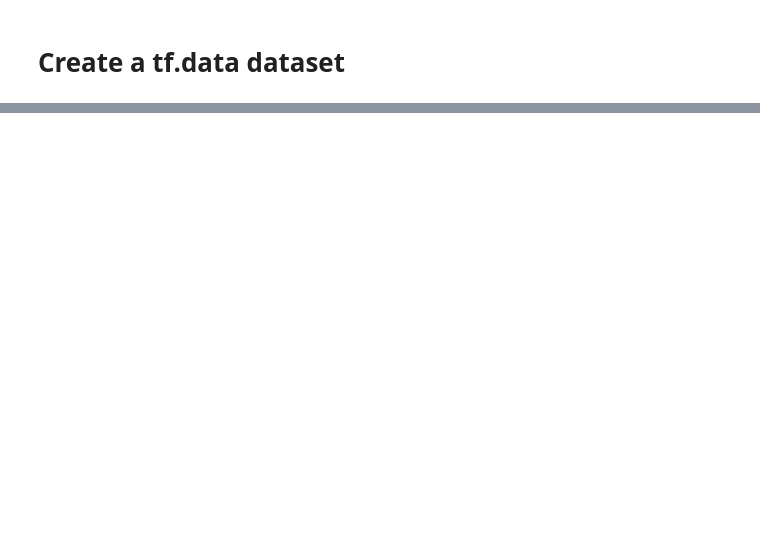
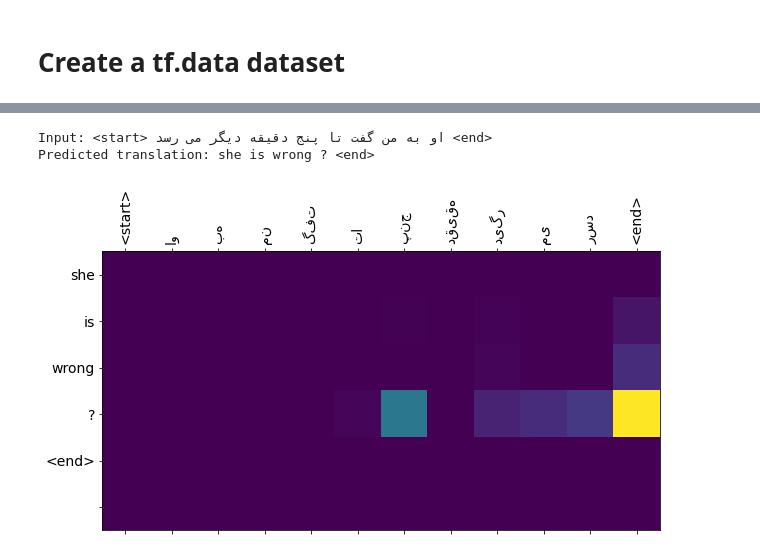
Before and after one commit to Mohadese-ghayoomi/Assignments-of-DL, a Jupyter notebook: Assignment_7.ipynb, the cells around one changed output, grey strips where cells are left out. Saved outputs shown, nothing was run; the diff lists cells and outputs as text; code cells hidden in the pictures; blank space fills up the shorter version.

```diff
--- a/Assignment_7.ipynb
+++ b/Assignment_7.ipynb
@@ -155,0 +338,7 @@ Input Language; index to word mapping
+# %%
+decoder = Decoder(vocab_tar_size, embedding_dim, units, BATCH_SIZE)
+
+sample_decoder_output, _, _ = decoder(tf.random.uniform((BATCH_SIZE, 1)),
+                                      sample_hidden, sample_output)
+
+print ('Decoder output shape: (batch_size, vocab size) {}'.format(sample_decoder_output.shape))
@@ -155,0 +362,6 @@ Input Language; index to word mapping
+# %%
+checkpoint_dir = '/content/drive/My Drive/Colab Notebooks/CheckPoints'
+checkpoint_prefix = os.path.join(checkpoint_dir, "ckpt")
+checkpoint = tf.train.Checkpoint(optimizer=optimizer,
+                                encoder=encoder,
+                                 decoder=decoder)
@@ -155,0 +489,25 @@ Input Language; index to word mapping
+# %%
+# function for plotting the attention weights
+def plot_attention(attention, sentence, predicted_sentence):
+  fig = plt.figure(figsize=(10,10))
+  ax = fig.add_subplot(1, 1, 1)
+  ax.matshow(attention, cmap='viridis')
+
+  fontdict = {'fontsize': 14}
+
+  ax.set_xticklabels([''] + sentence, fontdict=fontdict, rotation=90)
+  ax.set_yticklabels([''] + predicted_sentence, fontdict=fontdict)
+
+  ax.xaxis.set_major_locator(ticker.MultipleLocator(1))
+  ax.yaxis.set_major_locator(ticker.MultipleLocator(1))
+
+  plt.show()
+# %%
+def translate(sentence):
+  result, sentence, attention_plot = evaluate(sentence)
+
+  print('Input: %s' % (sentence))
+  print('Predicted translation: {}'.format(result))
+
+  attention_plot = attention_plot[:len(result.split(' ')), :len(sentence.split(' '))]
+  plot_attention(attention_plot, sentence.split(' '), result.split(' '))
@@ -155,0 +529,6 @@ Input Language; index to word mapping
+# %%
+translate(u'او به من گفت تا پنج دقیقه دیگر می رسد ')
+# %% [output]
+Input: <start> او به من گفت تا پنج دقیقه دیگر می رسد <end>
+Predicted translation: she is wrong ? <end>
+[figure, added]
```
Also changed, not shown: parts of 76 cells of this notebook.
